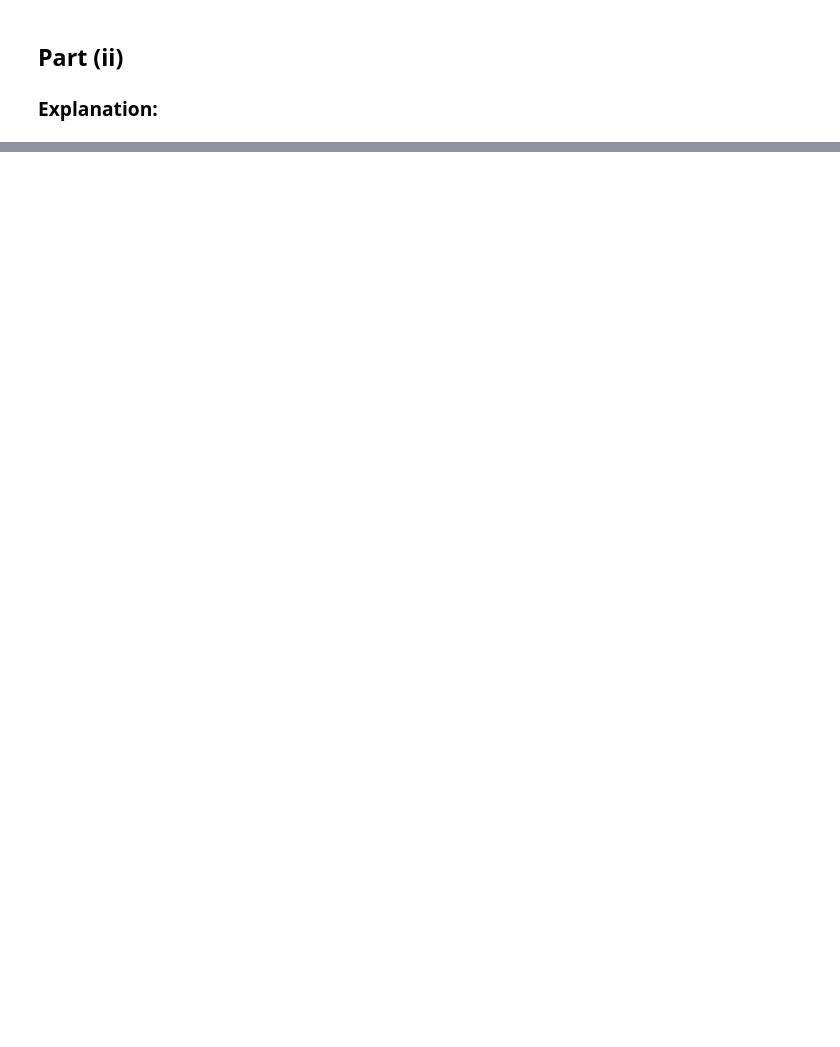
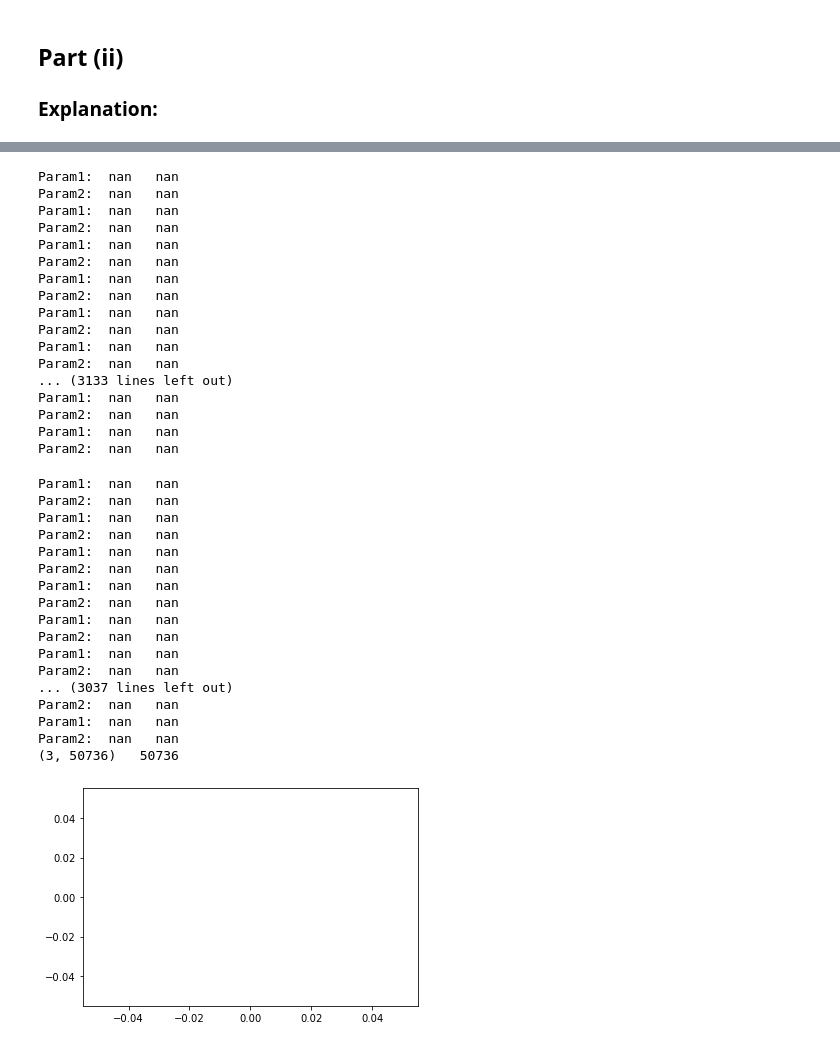
Before and after one commit to AliTavassoly/Simple-Neural-Network, a Jupyter notebook: Q2.ipynb, the cells around one changed output, grey strips where cells are left out. Cells and saved outputs as stored; diff of their text form; code cells hidden in the pictures; blank space fills up the shorter version.

```diff
--- a/Q2.ipynb
+++ b/Q2.ipynb
@@ -232,41 +254,11 @@ X_train = X_train.T.values
 X_test = X_test.T.values
 y_train = y_train.T
 y_test = y_test.T
-# %%
-def extract_batch(batch_index, batch_size, X_train, y_train):
-    features_count = X_train.shape[1]
-
-    l = i * batch_size
-    r = min(l + batch_size, features_count)
-
-    batch_features = X_train[:, l : r]
-    batch_answers = y_train[:, l : r]
-
-    return batch_features, batch_answers
-
-def run_dnn_model(X_train, y_train, hl_count, n_h, epoch_number, batch_size, learning_rate, momentum_v, gd_type):
-    n_x = X_train.shape[0]
-    n_y = y_train.shape[0]
-
-    layer_dimensions = [n_x] + hl_count * [n_h] + [n_y]
-
-    for i in range(epoch_number):
-        batch_features, batch_answers = extract_batch(i, batch_size, X_train, y_train)
-
-        # Run forward
-        parameters = initialize_weights(layer_dimensions)
-        y_hat, caches = forward_propagation(batch_features, parameters)
-
-        # Run backward
-        grads = backward_propagation(batch_answers, y_hat, caches)
-
-        update_parameters(parameters, grads, learning_rate)
-
-    return parameters, grads
 # %%
-# Part (ii)
+# Part (iii)
 
-optimized_parameters = run_dnn_model(X_train, y_train,
-              hl_count = 5, n_h = 10,
-              epoch_number = 200, batch_size = 100, learning_rate = 0.5, momentum_v = 0.9,
-              gd_type = "SGD")
+optimized_parameters = run_dnn_model(X_train, y_train, X_test, y_test,
+                                     hl_count = 5, n_h = 10,
+                                     epoch_number = 2, batch_size = 128, learning_rate = 0.001, momentum_v = 0.9,
+                                     gd_type = "SGD", plot_cost = True, plot_weights_norm = True)
+# %% [output]
@@ -272,0 +282,35 @@ optimized_parameters = run_dnn_model(X_train, y_train,
+Param1:  nan   nan
+Param2:  nan   nan
+Param1:  nan   nan
+Param2:  nan   nan
+Param1:  nan   nan
+Param2:  nan   nan
+Param1:  nan   nan
+Param2:  nan   nan
+Param1:  nan   nan
+Param2:  nan   nan
+Param1:  nan   nan
+Param2:  nan   nan
+... (3133 lines left out)
+Param1:  nan   nan
+Param2:  nan   nan
+Param1:  nan   nan
+Param2:  nan   nan
+Param1:  nan   nan
+Param2:  nan   nan
+Param1:  nan   nan
+Param2:  nan   nan
+Param1:  nan   nan
+Param2:  nan   nan
+Param1:  nan   nan
+Param2:  nan   nan
+Param1:  nan   nan
+Param2:  nan   nan
+Param1:  nan   nan
+Param2:  nan   nan
+... (3037 lines left out)
+Param2:  nan   nan
+Param1:  nan   nan
+Param2:  nan   nan
+(3, 50736)   50736
+[figure, added]
```
Also changed, not shown: parts of 8 cells of this notebook.
